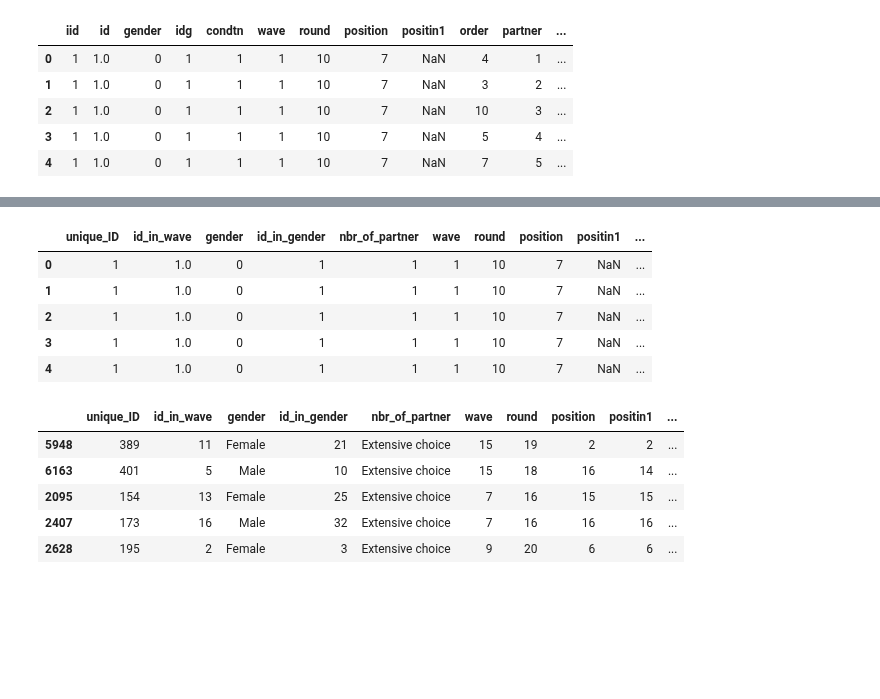
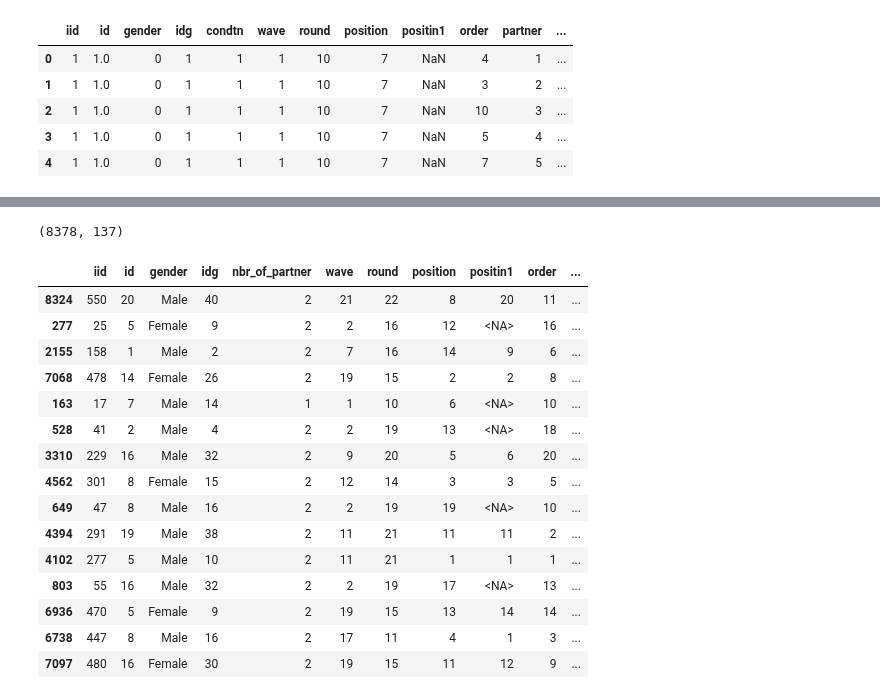
Before and after one commit to Quentin-qha/Jedha, a Jupyter notebook: 02_exploratory_data_analysis/speed_dating__tinder/00-project-speed_dating__tinder.ipynb, the cells around one changed output, grey strips where cells are left out. Saved outputs shown, nothing was run; the diff lists cells and outputs as text; code cells hidden in the pictures; blank space fills up the shorter version.

```diff
--- a/02_exploratory_data_analysis/speed_dating__tinder/00-project-speed_dating__tinder.ipynb
+++ b/02_exploratory_data_analysis/speed_dating__tinder/00-project-speed_dating__tinder.ipynb
@@ -32,0 +37,5 @@ df.describe(include='all')
+# %%
+# precent of missing values
+df_missing_values = df.isna().sum() / len(df) * 100
+df_missing_values_sort = df_missing_values[df_missing_values >= 50].sort_values(ascending=False).reset_index()
+df_missing_values_sort.columns = ['col_name', 'percent_missing']
@@ -258,27 +109,23 @@ renames = {
 df.rename(columns=renames, inplace=True)
-# %%
-df.head()
-# %% [output]
-|  | unique_ID | id_in_wave | gender | id_in_gender | nbr_of_partner | wave | round | position | positin1 | ... |
-| 0 | 1 | 1.0 | 0 | 1 | 1 | 1 | 10 | 7 | NaN | ... |
-| 1 | 1 | 1.0 | 0 | 1 | 1 | 1 | 10 | 7 | NaN | ... |
-| 2 | 1 | 1.0 | 0 | 1 | 1 | 1 | 10 | 7 | NaN | ... |
-| 3 | 1 | 1.0 | 0 | 1 | 1 | 1 | 10 | 7 | NaN | ... |
-| 4 | 1 | 1.0 | 0 | 1 | 1 | 1 | 10 | 7 | NaN | ... |
+# %%
+# Fill data if I can
+# Apply a wave id to the only one missing NaN => df[df['iid'] == 552]
+df['id'] = df['id'].fillna(22)
+
+# num_in_3 92% missing values but th evalues is "if yes, how many?" than if no value that will say 0
+df['num_in_3'] = df['num_in_3'].fillna(0)
 # %%
-# Apply a wave id to the only one missing NaN => df[df['unique_ID'] == 552]
-df[pd.isna(df['id_in_wave'])] = 22
-
-# Cols to convert to Int64
+# Columns to convert to Int64
 col_to_convert_to_int = [
     'positin1',
-    'partner_unique_id',
-    'partner_age',
+    'pid',
+    'age_o',
     'age'
 ]
 
-# Convert to int
-df['id_in_wave'] = df['id_in_wave'].astype(int)
+# Convertion apply to be an int
+df['id'] = df['id'].astype(int)
+df['num_in_3'] = df['num_in_3'].astype(int)
 df[col_to_convert_to_int] = df[col_to_convert_to_int].astype('Int64')
 # %%
 # Mapping dictionnaires
@@ -392,9 +179,25 @@ df['field_of_study'] = df['field_of_study'].astype('category')
+# %%
+# Drop columns with more than 50% missing values
+df = df.drop(df_missing_values[df_missing_values >= 50].index, axis=1)
+df.shape
+# %% [output]
+(8378, 137)
 # %%
-df.sample(5)
+df.sample(15)
 # %% [output]
-|  | unique_ID | id_in_wave | gender | id_in_gender | nbr_of_partner | wave | round | position | positin1 | ... |
-| 5948 | 389 | 11 | Female | 21 | Extensive choice | 15 | 19 | 2 | 2 | ... |
-| 6163 | 401 | 5 | Male | 10 | Extensive choice | 15 | 18 | 16 | 14 | ... |
-| 2095 | 154 | 13 | Female | 25 | Extensive choice | 7 | 16 | 15 | 15 | ... |
-| 2407 | 173 | 16 | Male | 32 | Extensive choice | 7 | 16 | 16 | 16 | ... |
-| 2628 | 195 | 2 | Female | 3 | Extensive choice | 9 | 20 | 6 | 6 | ... |
+|  | iid | id | gender | idg | nbr_of_partner | wave | round | position | positin1 | order | ... |
+| 8324 | 550 | 20 | Male | 40 | 2 | 21 | 22 | 8 | 20 | 11 | ... |
+| 277 | 25 | 5 | Female | 9 | 2 | 2 | 16 | 12 | <NA> | 16 | ... |
+| 2155 | 158 | 1 | Male | 2 | 2 | 7 | 16 | 14 | 9 | 6 | ... |
+| 7068 | 478 | 14 | Female | 26 | 2 | 19 | 15 | 2 | 2 | 8 | ... |
+| 163 | 17 | 7 | Male | 14 | 1 | 1 | 10 | 6 | <NA> | 10 | ... |
+| 528 | 41 | 2 | Male | 4 | 2 | 2 | 19 | 13 | <NA> | 18 | ... |
+| 3310 | 229 | 16 | Male | 32 | 2 | 9 | 20 | 5 | 6 | 20 | ... |
+| 4562 | 301 | 8 | Female | 15 | 2 | 12 | 14 | 3 | 3 | 5 | ... |
+| 649 | 47 | 8 | Male | 16 | 2 | 2 | 19 | 19 | <NA> | 10 | ... |
+| 4394 | 291 | 19 | Male | 38 | 2 | 11 | 21 | 11 | 11 | 2 | ... |
+| 4102 | 277 | 5 | Male | 10 | 2 | 11 | 21 | 1 | 1 | 1 | ... |
+| 803 | 55 | 16 | Male | 32 | 2 | 2 | 19 | 17 | <NA> | 13 | ... |
+| 6936 | 470 | 5 | Female | 9 | 2 | 19 | 15 | 13 | 14 | 14 | ... |
+| 6738 | 447 | 8 | Male | 16 | 2 | 17 | 11 | 4 | 1 | 3 | ... |
+| 7097 | 480 | 16 | Female | 30 | 2 | 19 | 15 | 11 | 12 | 9 | ... |
```
Also changed, not shown: parts of 24 cells of this notebook.
